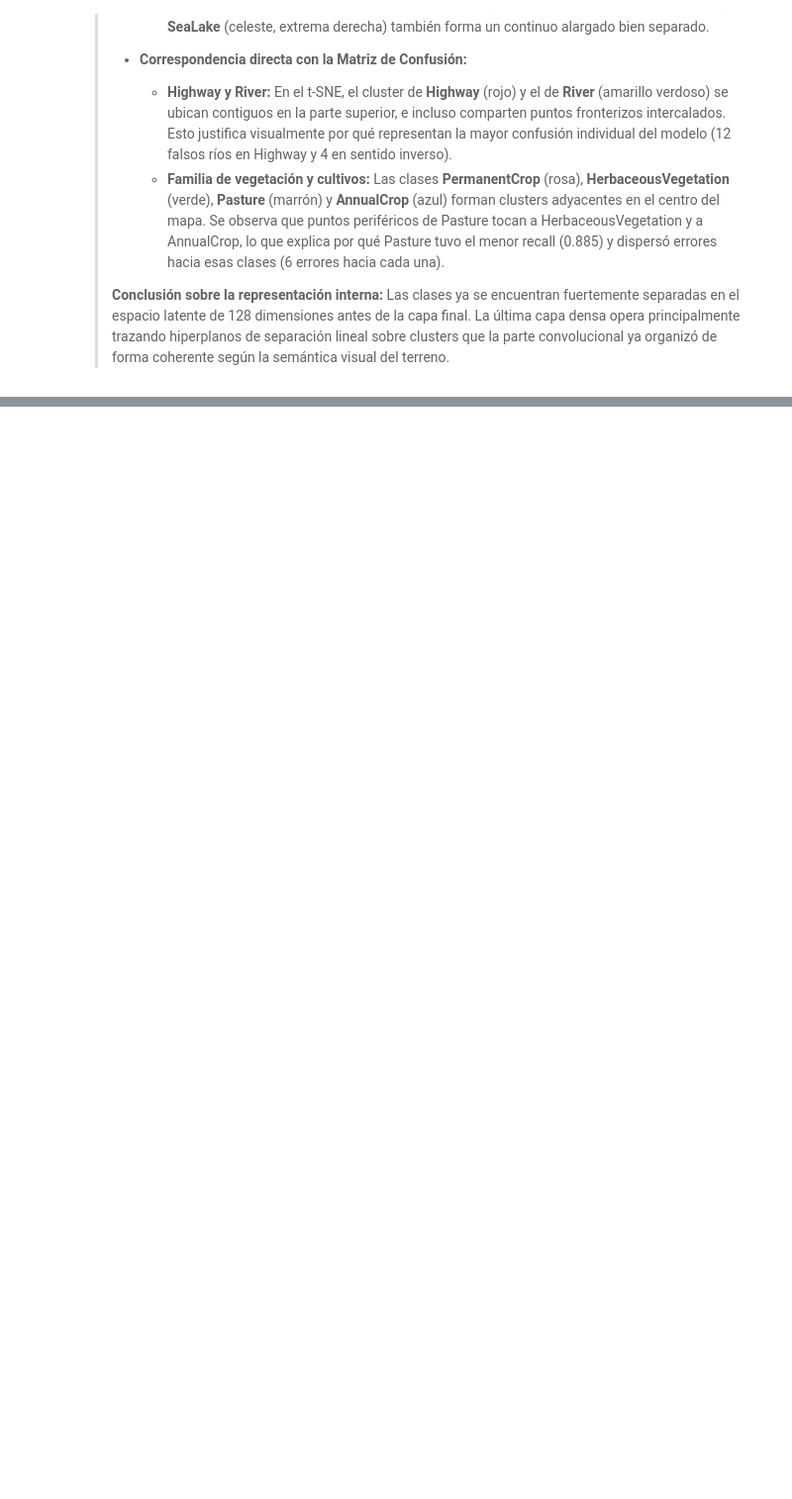
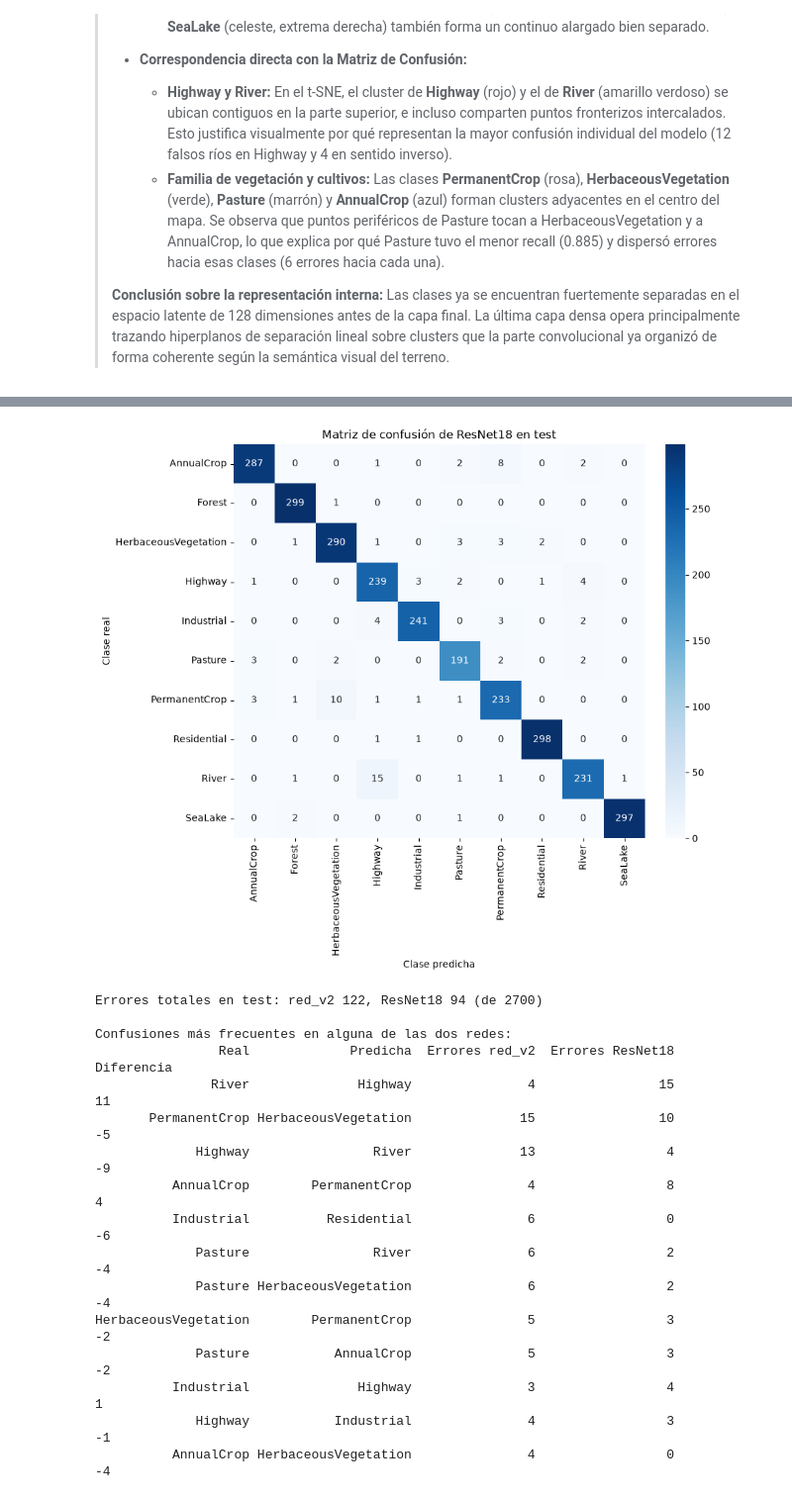
Before and after one commit to manuelferrario/tp3-redes-neuronales-EuroSAT, a Jupyter notebook: tp3.ipynb, the cells around one changed output, grey strips where cells are left out. Shown at 99% size. Drawn from its saved outputs; the diff is of its cells as text; code cells hidden in the pictures; blank space fills up the shorter version.

```diff
--- a/tp3.ipynb
+++ b/tp3.ipynb
@@ -971,0 +1157,4 @@ Varianza explicada con 50 componentes: 0.986
+# %%
+pred_resnet = predecir(resnet, test_loader_tl)
+print("Reporte de clasificación en test (ResNet18)")
+print(classification_report(y_test, pred_resnet, target_names=clases, digits=3))
@@ -971,0 +1179,43 @@ Varianza explicada con 50 componentes: 0.986
+# %%
+matriz_resnet = confusion_matrix(y_test, pred_resnet)
+
+fig, ax = plt.subplots(figsize=(9, 8), constrained_layout=True)
+sns.heatmap(matriz_resnet, annot=True, fmt="d", cmap="Blues", xticklabels=clases, yticklabels=clases, ax=ax)
+ax.set_title("Matriz de confusión de ResNet18 en test")
+ax.set_xlabel("Clase predicha")
+ax.set_ylabel("Clase real")
+plt.show()
+
+# Comparamos, para cada par (real, predicha), los errores de las dos redes
+comparacion = []
+for i, real in enumerate(clases):
+    for j, predicha in enumerate(clases):
+        if i != j and (matriz[i, j] > 0 or matriz_resnet[i, j] > 0):
+            comparacion.append({"Real": real, "Predicha": predicha,
+                                "Errores red_v2": matriz[i, j],
+                                "Errores ResNet18": matriz_resnet[i, j],
+                                "Diferencia": matriz_resnet[i, j] - matriz[i, j]})
+comparacion = pd.DataFrame(comparacion)
+comparacion["Máximo"] = comparacion[["Errores red_v2", "Errores ResNet18"]].max(axis=1)
+
+print(f"Errores totales en test: red_v2 {matriz.sum() - matriz.trace()}, ResNet18 {matriz_resnet.sum() - matriz_resnet.trace()} (de {matriz.sum()})")
+print("\nConfusiones más frecuentes en alguna de las dos redes:")
+print(comparacion.sort_values("Máximo", ascending=False).drop(columns="Máximo").head(12).to_string(index=False))
+# %% [output]
+[figure, added]
+Errores totales en test: red_v2 122, ResNet18 94 (de 2700)
+
+Confusiones más frecuentes en alguna de las dos redes:
+                Real             Predicha  Errores red_v2  Errores ResNet18  Diferencia
+               River              Highway               4                15          11
+       PermanentCrop HerbaceousVegetation              15                10          -5
+             Highway                River              13                 4          -9
+          AnnualCrop        PermanentCrop               4                 8           4
+          Industrial          Residential               6                 0          -6
+             Pasture                River               6                 2          -4
+             Pasture HerbaceousVegetation               6                 2          -4
+HerbaceousVegetation        PermanentCrop               5                 3          -2
+             Pasture           AnnualCrop               5                 3          -2
+          Industrial              Highway               3                 4           1
+             Highway           Industrial               4                 3          -1
+          AnnualCrop HerbaceousVegetation               4                 0          -4
```
Also changed, not shown: parts of 30 cells of this notebook.
